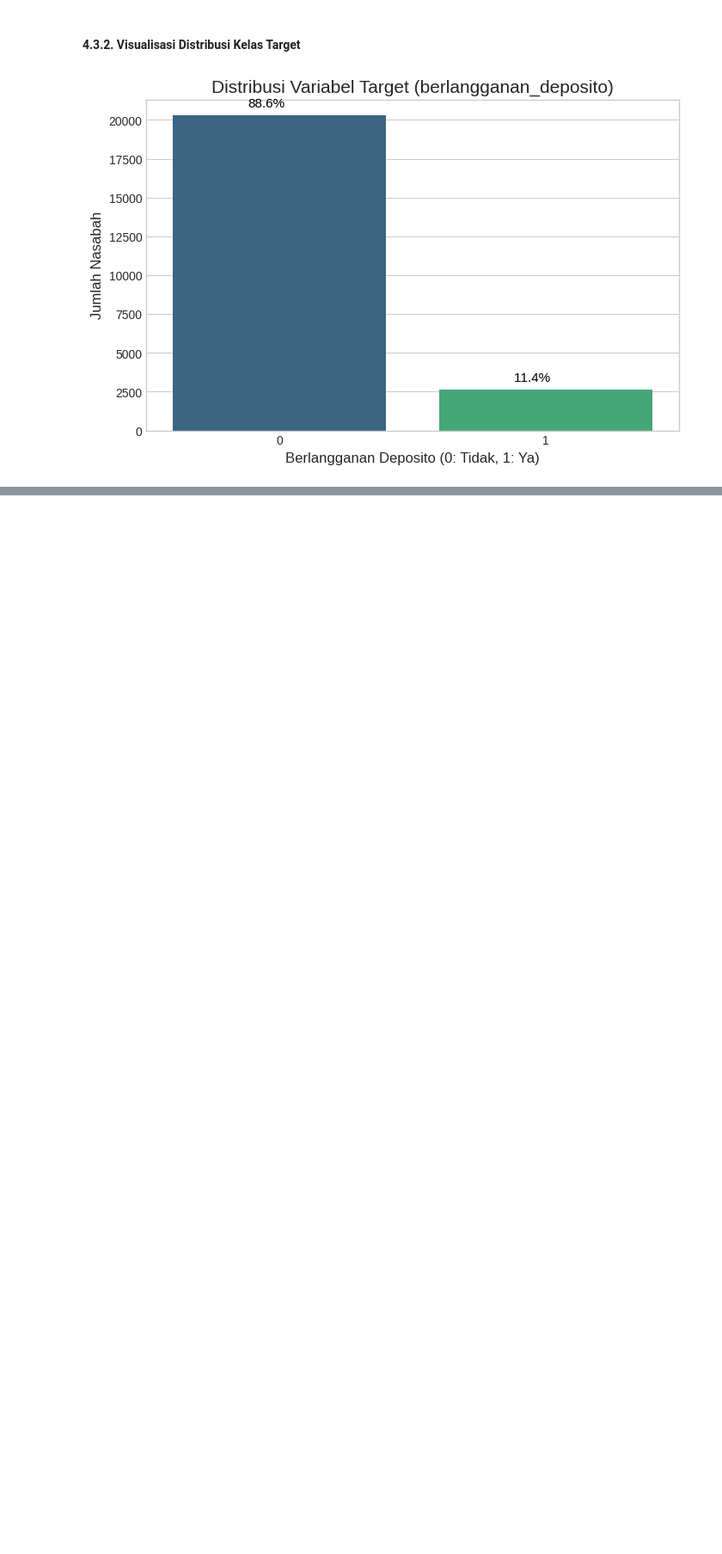
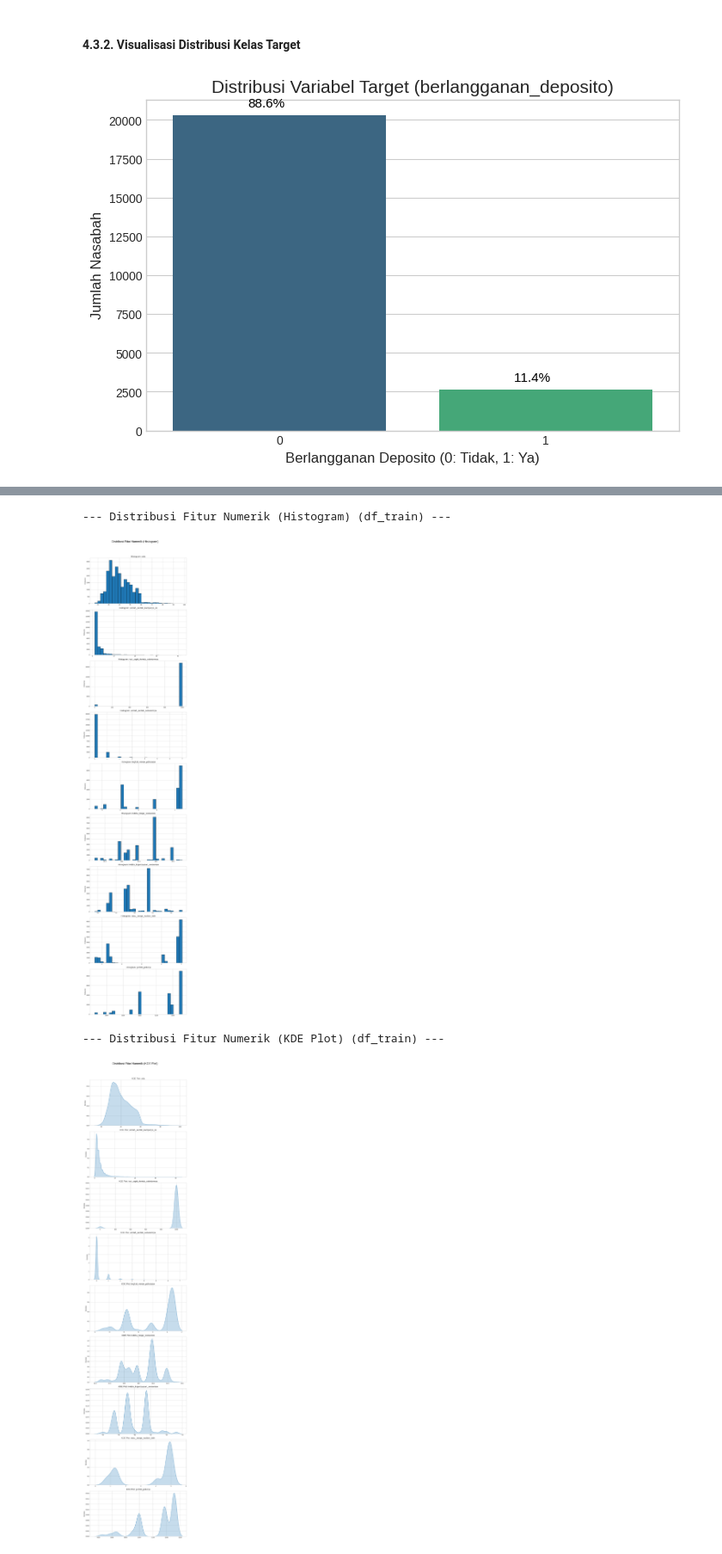
Before and after one commit to LatiefDataVisionary/data-quest-challenge-dsi-2025, a Jupyter notebook: notebooks/DCM_DMU_2025_Notebook_Cubit_Aku_Dong.ipynb, the cells around one changed output, grey strips where cells are left out. Shown at 86% size. Saved outputs shown, nothing was run; the diff lists cells and outputs as text; code cells hidden in the pictures; blank space fills up the shorter version.

Commit message:
4.4.1. Distribusi Masing-masing Fitur Numerik (Histogram, KDE Plot)

```diff
--- a/notebooks/DCM_DMU_2025_Notebook_Cubit_Aku_Dong.ipynb
+++ b/notebooks/DCM_DMU_2025_Notebook_Cubit_Aku_Dong.ipynb
@@ -571,0 +578,50 @@ else:
+# %%
+if not df_train.empty and numerical_cols: # Pastikan numerical_cols sudah terdefinisi dari 4.2
+    print("--- Distribusi Fitur Numerik (Histogram) (df_train) ---")
+
+    # Menentukan jumlah baris yang dibutuhkan (satu subplot per fitur)
+    n_rows_hist = len(numerical_cols)
+    # Menentukan ukuran figure yang lebih besar untuk layout vertikal
+    fig_hist, axes_hist = plt.subplots(nrows=n_rows_hist, ncols=1, figsize=(10, 5 * n_rows_hist)) # Sesuaikan 5*n_rows_hist untuk tinggi
+
+    if n_rows_hist == 1: # Handle case where there's only one numerical column
+        axes_hist = [axes_hist] # Make it iterable
+
+    # Membuat histogram untuk setiap kolom
+    for i, col in enumerate(numerical_cols):
+        axes_hist[i].hist(df_train[col], bins=30, edgecolor='black')
+        axes_hist[i].set_title(f'Histogram: {col}', fontsize=14)
+        axes_hist[i].set_xlabel('')
+        axes_hist[i].set_ylabel('Frekuensi')
+
+    plt.suptitle('Distribusi Fitur Numerik (Histogram)', fontsize=20, y=1.0) # y=1.0 atau sedikit di atas untuk suptitle
+    plt.tight_layout(rect=[0, 0, 1, 0.98])
+    plt.show()
+
+
+    print("\n--- Distribusi Fitur Numerik (KDE Plot) (df_train) ---")
+    # Menentukan jumlah baris yang dibutuhkan untuk KDE plots
+    n_rows_kde = len(numerical_cols)
+     # Menentukan ukuran figure yang lebih besar untuk layout vertikal
+    fig_kde, axes_kde = plt.subplots(nrows=n_rows_kde, ncols=1, figsize=(10, 5 * n_rows_kde)) # Sesuaikan tinggi figure
+
+    if n_rows_kde == 1: # Handle case where there's only one numerical column
+        axes_kde = [axes_kde] # Make it iterable
+
+
+    for i, col in enumerate(numerical_cols):
+        sns.kdeplot(df_train[col], fill=True, warn_singular=False, ax=axes_kde[i])
+        axes_kde[i].set_title(f'KDE Plot: {col}', fontsize=14)
+        axes_kde[i].set_xlabel('')
+        axes_kde[i].set_ylabel('Densitas')
+
+    plt.suptitle('Distribusi Fitur Numerik (KDE Plot)', fontsize=20, y=1.0) # y=1.0 atau sedikit di atas
+    plt.tight_layout(rect=[0, 0, 1, 0.98])
+    plt.show()
+else:
+    print("Tidak ada fitur numerik untuk dianalisis atau df_train kosong.")
+# %% [output]
+--- Distribusi Fitur Numerik (Histogram) (df_train) ---
+[figure, added]
+--- Distribusi Fitur Numerik (KDE Plot) (df_train) ---
+[figure, added]
```
Also changed, not shown: parts of 3 cells of this notebook.
